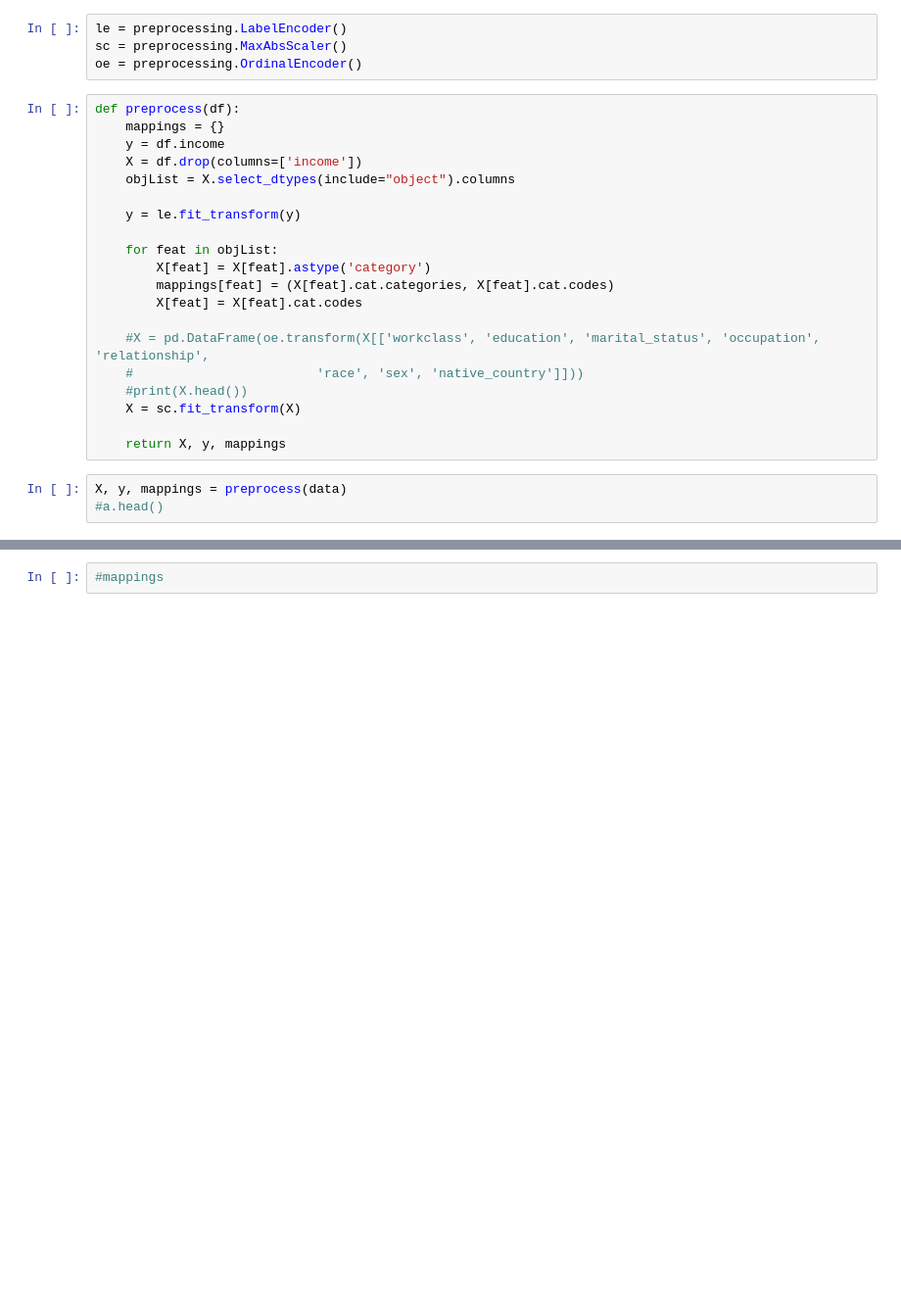
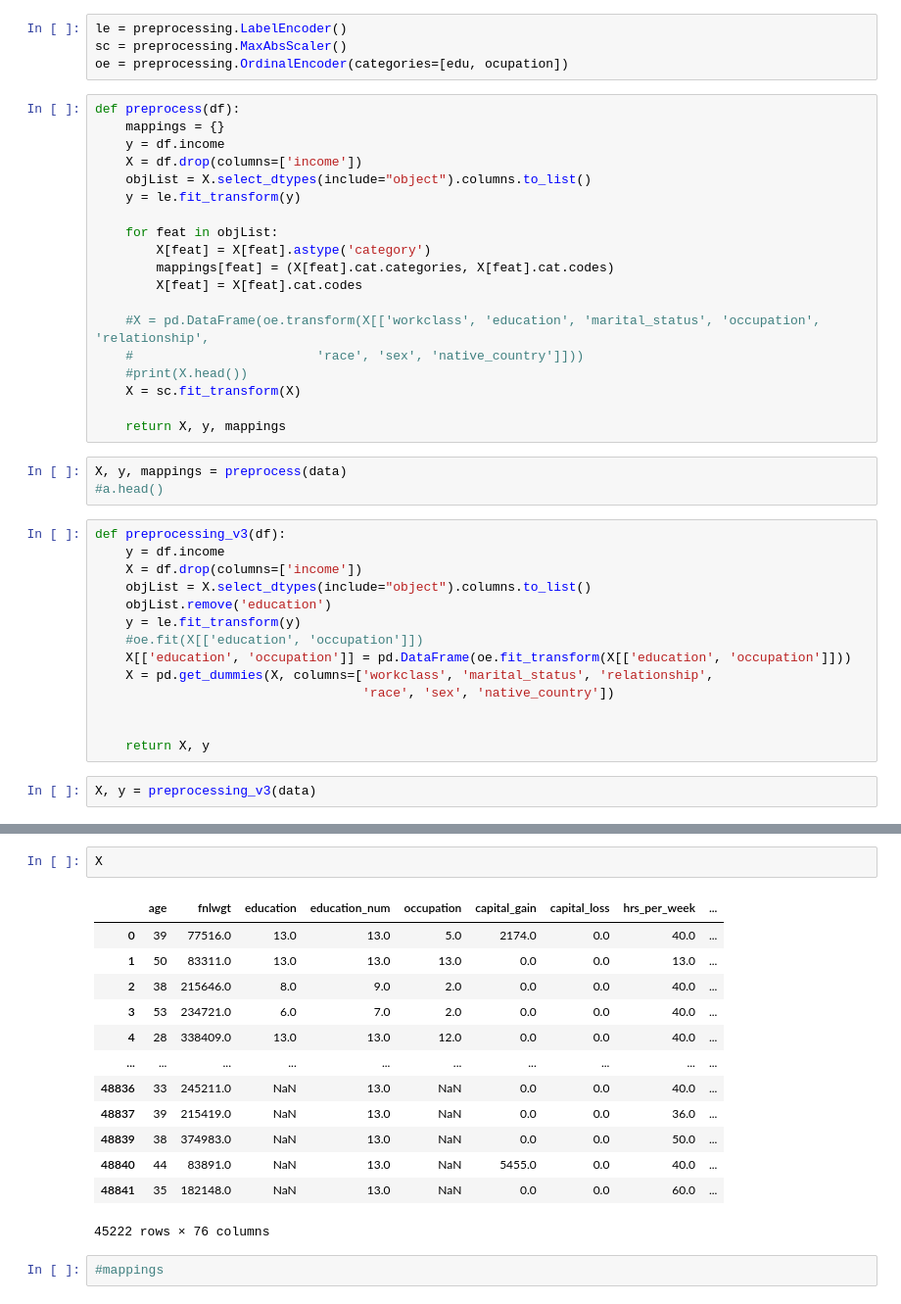
Before and after one commit to lmcosta98/Project1_CAA, a Jupyter notebook: random_forests.ipynb, the cells around one changed output, grey strips where cells are left out. Shown at 98% size. Drawn from its saved outputs; the diff is of its cells as text; blank space fills up the shorter version.

Commit message:
another form of preprocessing

```diff
--- a/random_forests.ipynb
+++ b/random_forests.ipynb
@@ -86,14 +140,13 @@ data.dropna(inplace=True)
 # %%
 le = preprocessing.LabelEncoder()
 sc = preprocessing.MaxAbsScaler()
-oe = preprocessing.OrdinalEncoder()
+oe = preprocessing.OrdinalEncoder(categories=[edu, ocupation])
 # %%
 def preprocess(df):
     mappings = {}
     y = df.income
     X = df.drop(columns=['income'])
-    objList = X.select_dtypes(include="object").columns
-
+    objList = X.select_dtypes(include="object").columns.to_list()
     y = le.fit_transform(y)
 
     for feat in objList:
@@ -110,3 +163,19 @@ def preprocess(df):
 # %%
 X, y, mappings = preprocess(data)
 #a.head()
+# %%
+def preprocessing_v3(df):
+    y = df.income
+    X = df.drop(columns=['income'])
+    objList = X.select_dtypes(include="object").columns.to_list()
+    objList.remove('education')
+    y = le.fit_transform(y)
+    #oe.fit(X[['education', 'occupation']])
+    X[['education', 'occupation']] = pd.DataFrame(oe.fit_transform(X[['education', 'occupation']]))
+    X = pd.get_dummies(X, columns=['workclass', 'marital_status', 'relationship',
+                                   'race', 'sex', 'native_country'])
+
+
+    return X, y
+# %%
+X, y = preprocessing_v3(data)
@@ -113,3 +196,19 @@ X, y, mappings = preprocess(data)
+# %%
+X
+# %% [output]
+|  | age | fnlwgt | education | education_num | occupation | capital_gain | capital_loss | hrs_per_week | ... |
+| 0 | 39 | 77516.0 | 13.0 | 13.0 | 5.0 | 2174.0 | 0.0 | 40.0 | ... |
+| 1 | 50 | 83311.0 | 13.0 | 13.0 | 13.0 | 0.0 | 0.0 | 13.0 | ... |
+| 2 | 38 | 215646.0 | 8.0 | 9.0 | 2.0 | 0.0 | 0.0 | 40.0 | ... |
+| 3 | 53 | 234721.0 | 6.0 | 7.0 | 2.0 | 0.0 | 0.0 | 40.0 | ... |
+| 4 | 28 | 338409.0 | 13.0 | 13.0 | 12.0 | 0.0 | 0.0 | 40.0 | ... |
+| ... | ... | ... | ... | ... | ... | ... | ... | ... | ... |
+| 48836 | 33 | 245211.0 | NaN | 13.0 | NaN | 0.0 | 0.0 | 40.0 | ... |
+| 48837 | 39 | 215419.0 | NaN | 13.0 | NaN | 0.0 | 0.0 | 36.0 | ... |
+| 48839 | 38 | 374983.0 | NaN | 13.0 | NaN | 0.0 | 0.0 | 50.0 | ... |
+| 48840 | 44 | 83891.0 | NaN | 13.0 | NaN | 5455.0 | 0.0 | 40.0 | ... |
+| 48841 | 35 | 182148.0 | NaN | 13.0 | NaN | 0.0 | 0.0 | 60.0 | ... |
+45222 rows × 76 columns
 # %%
 #mappings
 # %%
```
Also changed, not shown: parts of 23 cells of this notebook.
